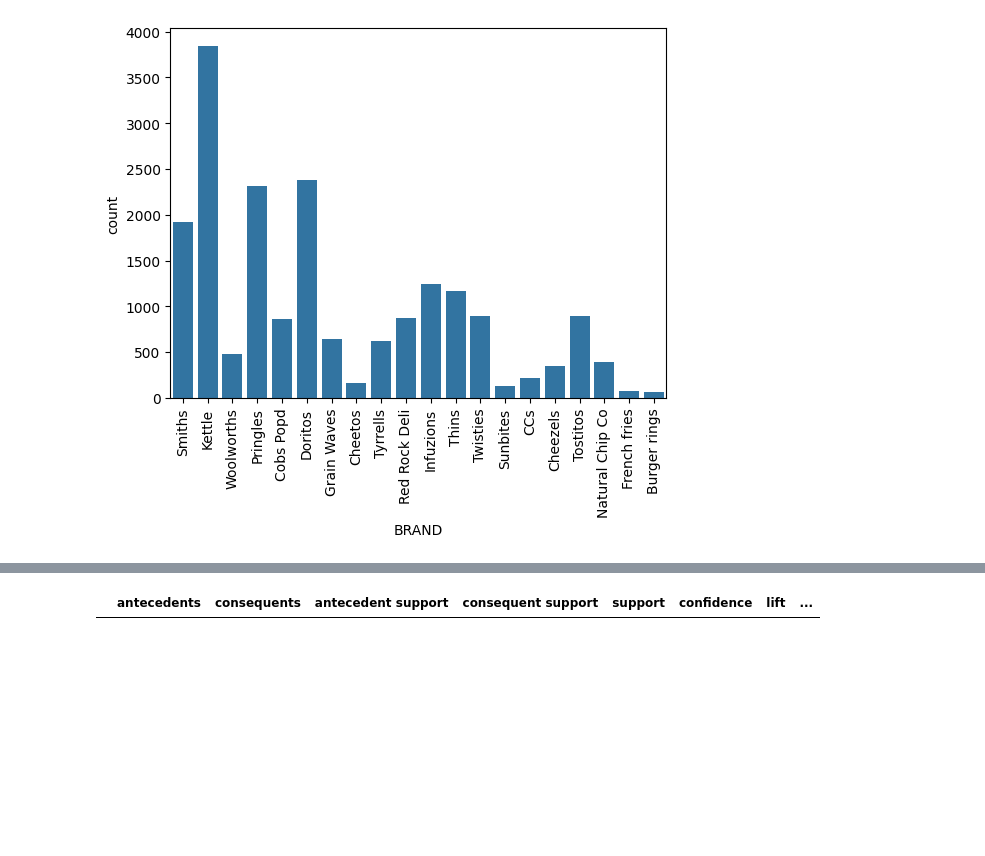
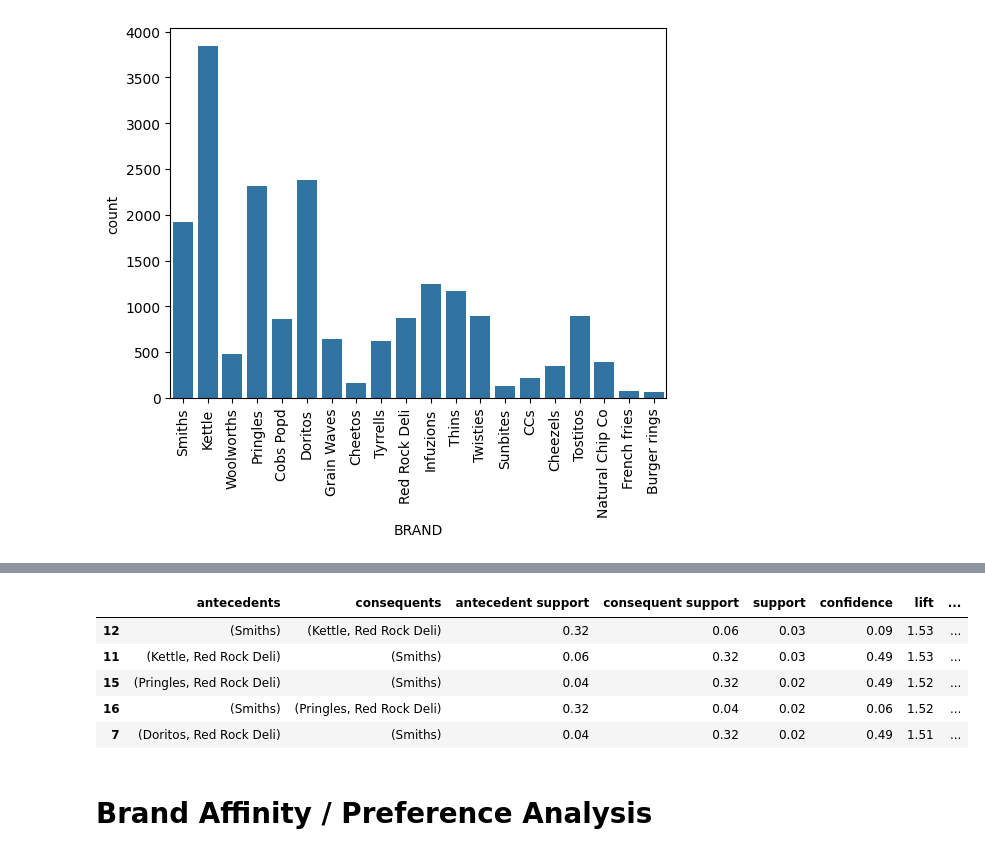
Before and after one commit to Ekatskoropud/Quantium, a Jupyter notebook: Task 1/Data analysis.ipynb, the cells around one changed output, grey strips where cells are left out. Saved outputs shown, nothing was run; the diff lists cells and outputs as text; code cells hidden in the pictures; blank space fills up the shorter version.

Commit message:
Affinity and brand-lift analisis

```diff
--- a/Task 1/Data analysis.ipynb
+++ b/Task 1/Data analysis.ipynb
@@ -301,12 +320,10 @@ target = target[target["BRAND"].isin(top_brands)]
 
 basket = (
     target
-    .groupby(["TXN_ID", "BRAND"])["PROD_QTY"]
+    .groupby(["LYLTY_CARD_NBR", "BRAND"])["PROD_QTY"]
     .sum()
     .unstack()
     .fillna(0)
 )
 
 basket = (basket > 0).astype(int)
-
-basket
@@ -328,8 +330,15 @@ basket
 # %%
 freq_items = apriori(basket, min_support=0.01, use_colnames=True)
 
 rules = association_rules(freq_items, metric="lift", min_threshold=1)
 
-rules.sort_values("lift", ascending=False).head(10)
+rules.sort_values("lift", ascending=False).round(2).head(5)
 # %% [output]
 |  | antecedents | consequents | antecedent support | consequent support | support | confidence | lift | ... |
+| 12 | (Smiths) | (Kettle, Red Rock Deli) | 0.32 | 0.06 | 0.03 | 0.09 | 1.53 | ... |
+| 11 | (Kettle, Red Rock Deli) | (Smiths) | 0.06 | 0.32 | 0.03 | 0.49 | 1.53 | ... |
+| 15 | (Pringles, Red Rock Deli) | (Smiths) | 0.04 | 0.32 | 0.02 | 0.49 | 1.52 | ... |
+| 16 | (Smiths) | (Pringles, Red Rock Deli) | 0.32 | 0.04 | 0.02 | 0.06 | 1.52 | ... |
+| 7 | (Doritos, Red Rock Deli) | (Smiths) | 0.04 | 0.32 | 0.02 | 0.49 | 1.51 | ... |
+# %% [markdown]
+# Brand Affinity / Preference Analysis
```
Also changed, not shown: parts of 20 cells of this notebook.
